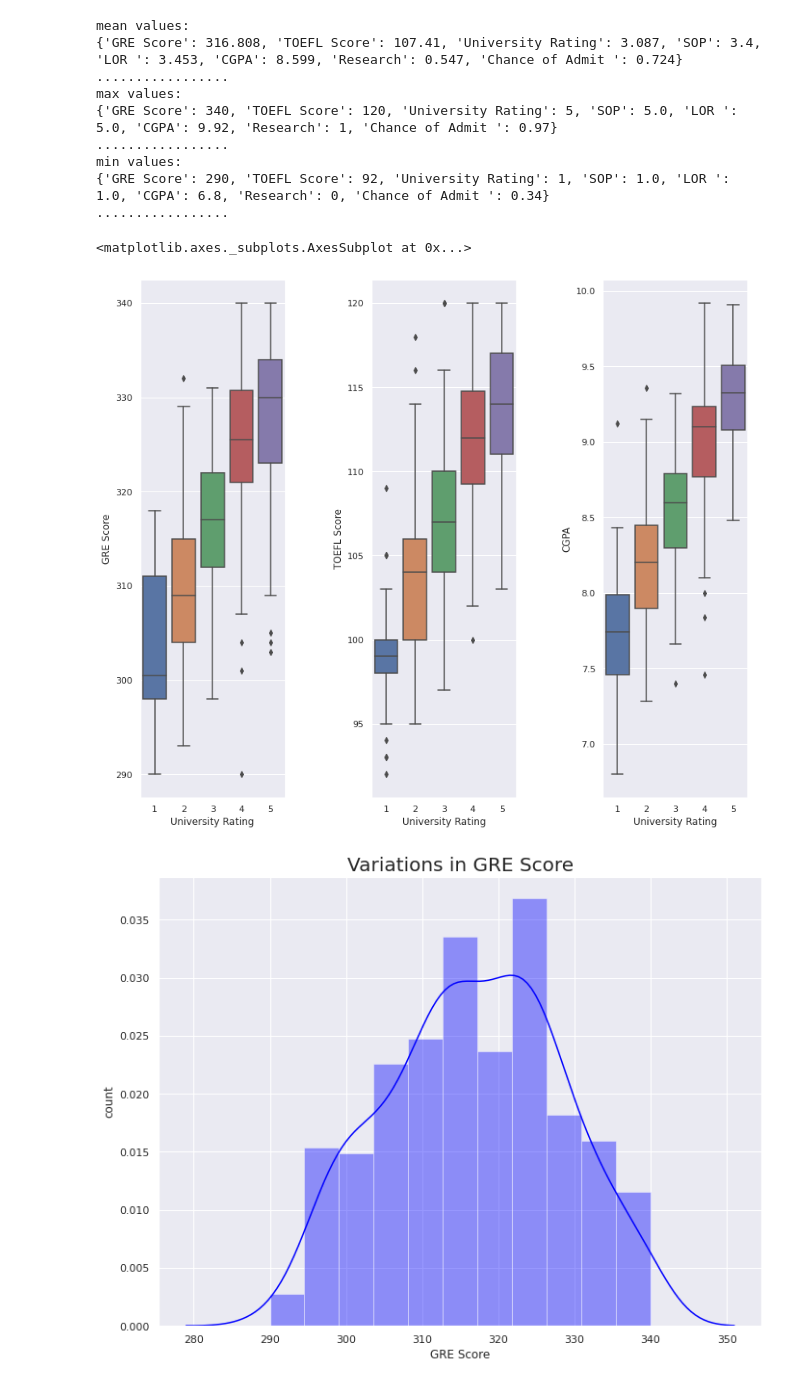
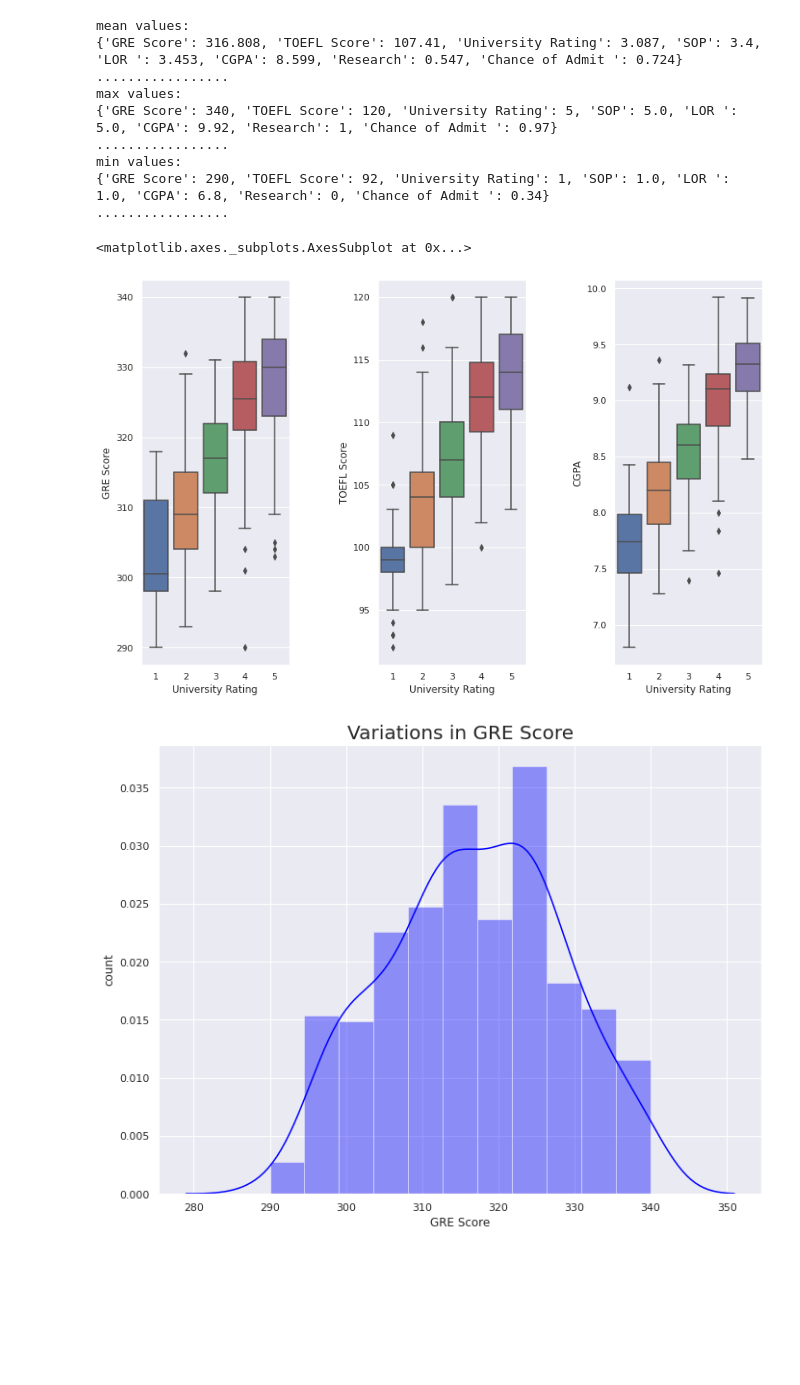
Before and after one commit to Gilf641/Graduate-Admissions-Analysis, a Jupyter notebook: Graduate_Admissions.ipynb, the cells around one changed output. Saved outputs shown, nothing was run; the diff lists cells and outputs as text; code cells hidden in the pictures; blank space fills up the shorter version.

```diff
--- a/Graduate_Admissions.ipynb
+++ b/Graduate_Admissions.ipynb
@@ -123,19 +133,19 @@ min values:
 # %%
 # Data Visualizations
 
 f, axes = plt.subplots(1, 3) # IDK about this
 plt.subplots_adjust(left=None, bottom=None, right=None, top=None, wspace=0.6, hspace=None) # subplot parameters
 
 
-sns.set(rc={'figure.figsize':(12,8)}) # sets up the graph size
+sns.set(rc={'figure.figsize':(11,8)}) # sets up the graph size
 
 
 sns.boxplot( df['University Rating'], df['GRE Score'], orient = 'v', ax = axes[0]) # creates boxplot
 sns.boxplot( df['University Rating'], df['TOEFL Score'], orient = 'v', ax = axes[1])
 sns.boxplot(df['University Rating'], df['CGPA'], orient = 'v', ax = axes[2])
 # %% [output]
 <matplotlib.axes._subplots.AxesSubplot at 0x...>
-[figure, old version]
+[figure, new version]
 # %%
 
 import warnings
```
Also changed, not shown: parts of 11 cells of this notebook.
